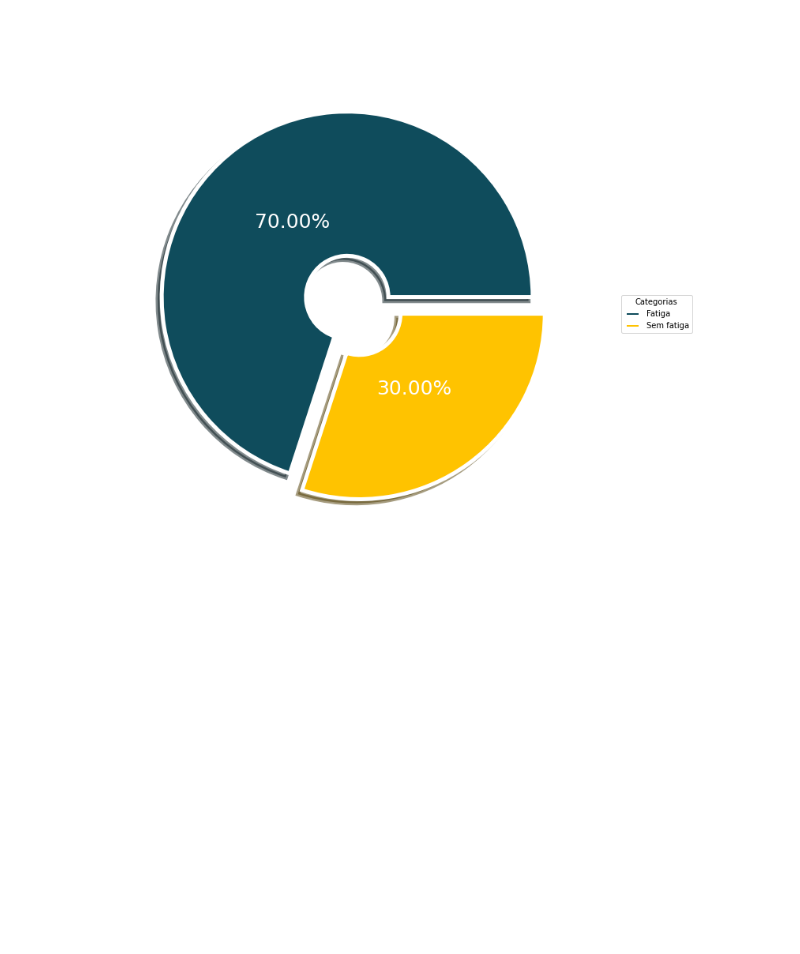
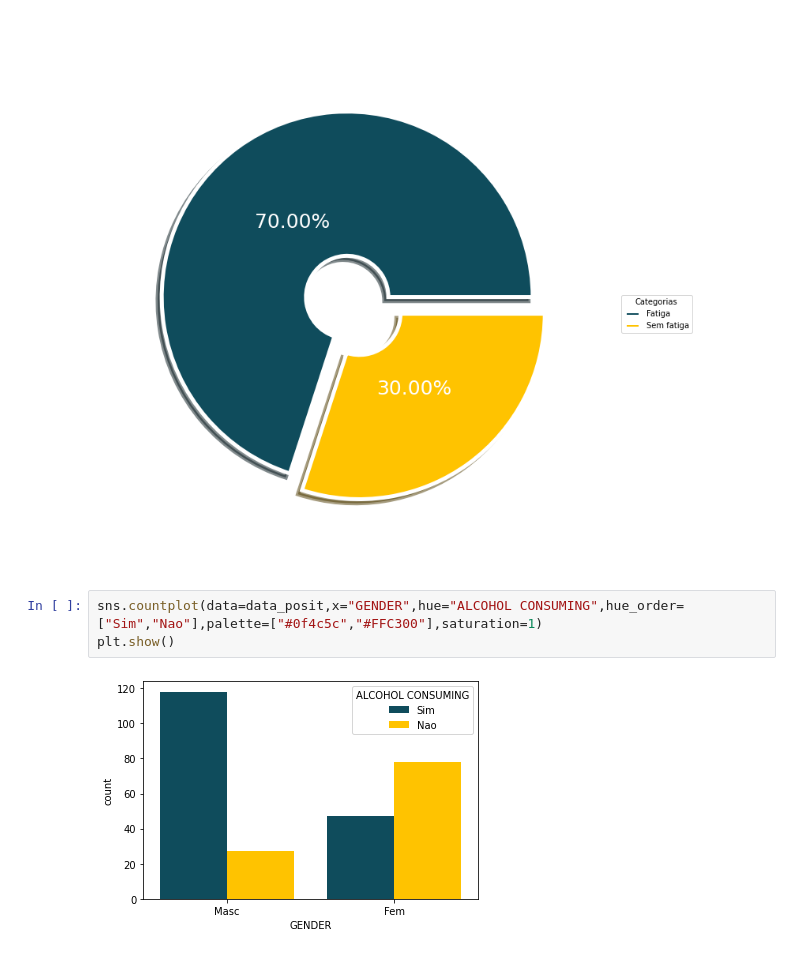
Before and after one commit to JoaoYukio/PCO114, a Jupyter notebook: Tarefa2/AnaliseDosDados.ipynb, the cells around one changed output. Drawn from its saved outputs; the diff is of its cells as text; blank space fills up the shorter version.

Commit message:
Added graphs, TODO: Update old graphs

```diff
--- a/Tarefa2/AnaliseDosDados.ipynb
+++ b/Tarefa2/AnaliseDosDados.ipynb
@@ -179,3 +179,8 @@ plt.show()
 #Como esperado, pessoas fumantes tem a tendencia de apresentar cancer no pulmao
 # %% [output]
 [figure]
+# %%
+sns.countplot(data=data_posit,x="GENDER",hue="ALCOHOL CONSUMING",hue_order=["Sim","Nao"],palette=["#0f4c5c","#FFC300"],saturation=1)
+plt.show()
+# %% [output]
+[figure, added]
```
Also changed, not shown: parts of 5 cells of this notebook.
